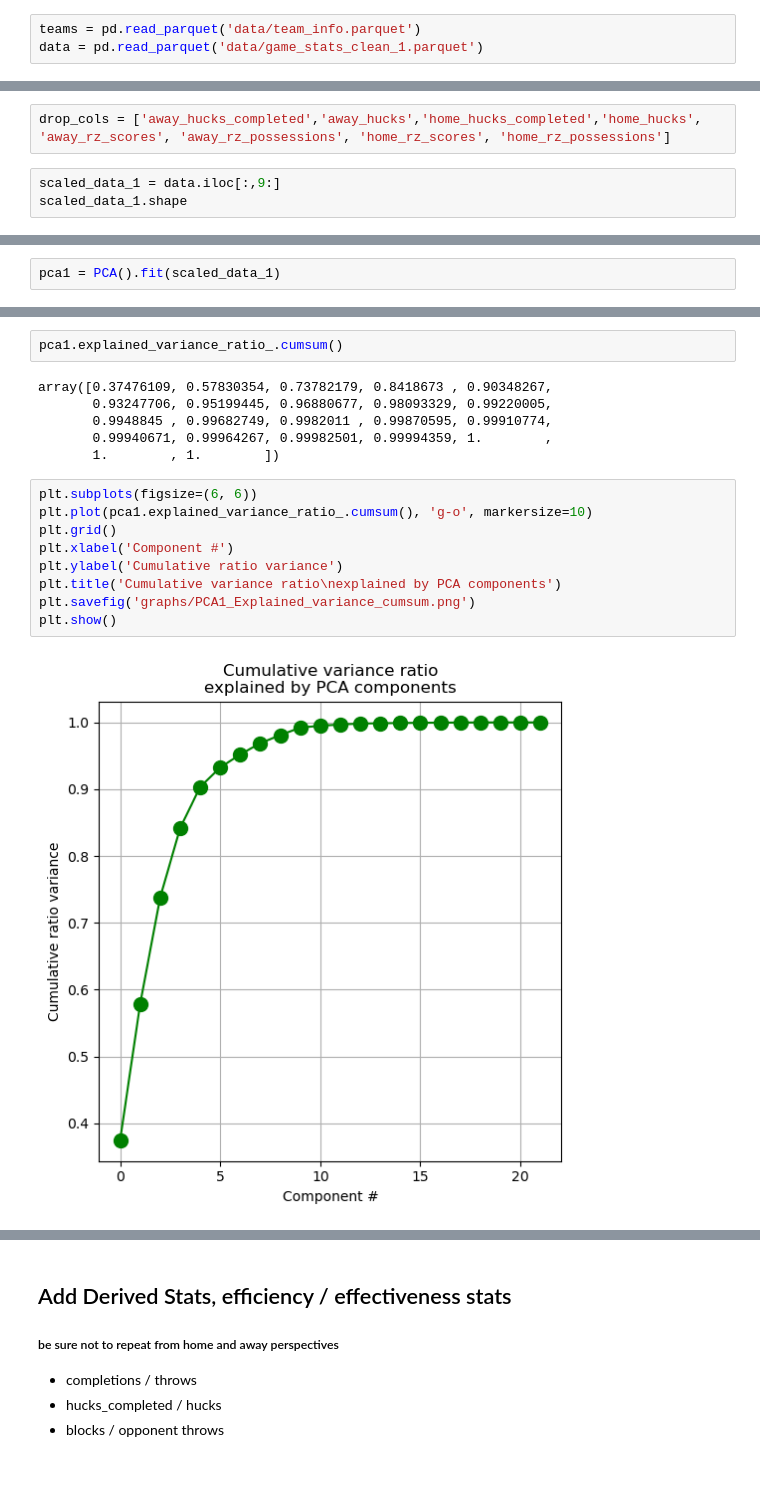
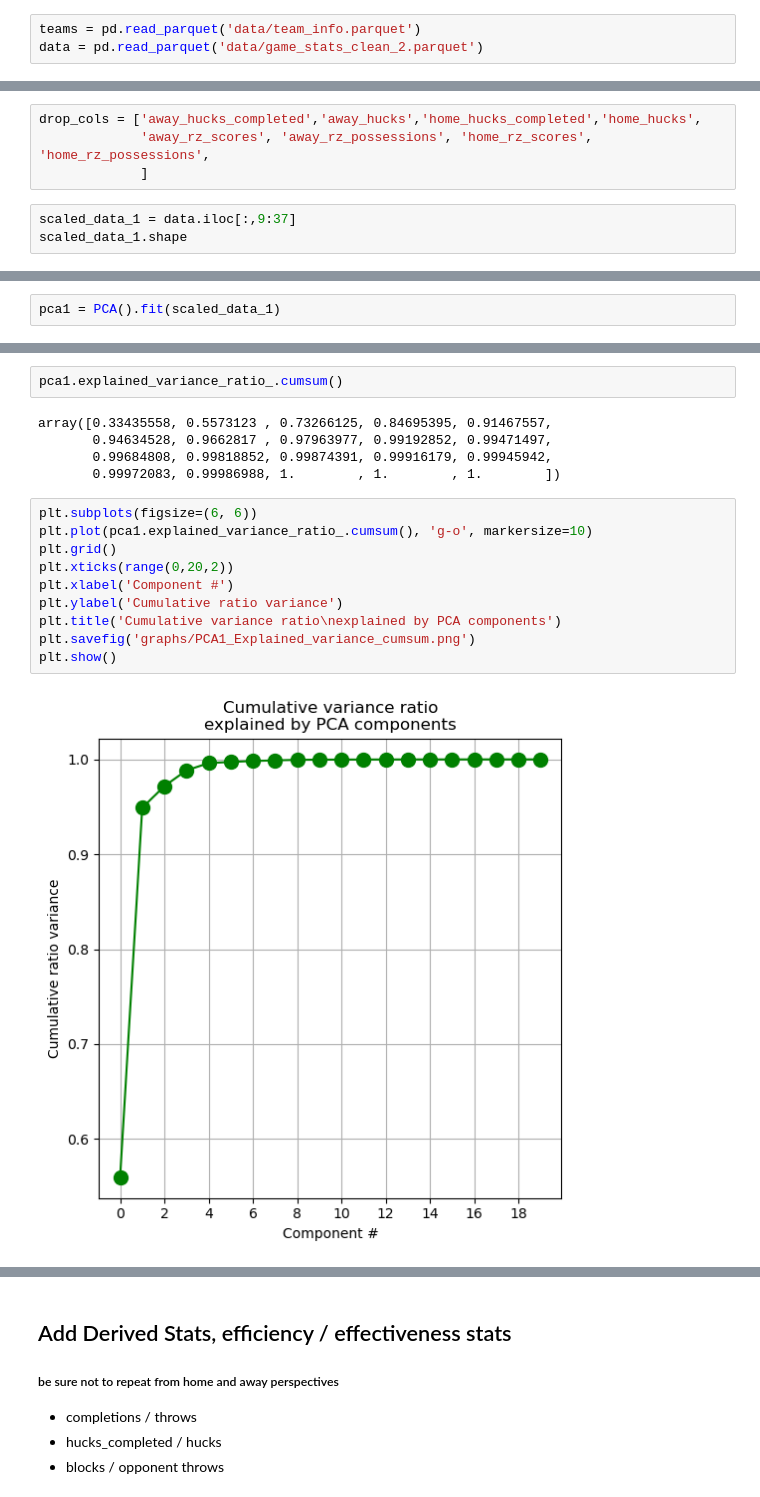
Before and after one commit to NBPub/Springboard, a Jupyter notebook: Capstone Two/Prospective Notebooks/AUDL/EDA_2.ipynb, the cells around one changed output, grey strips where cells are left out. Saved outputs shown, nothing was run; the diff lists cells and outputs as text; blank space fills up the shorter version.

```diff
--- a/Capstone Two/Prospective Notebooks/AUDL/EDA_2.ipynb
+++ b/Capstone Two/Prospective Notebooks/AUDL/EDA_2.ipynb
@@ -14,6 +11,6 @@ WindowsPath('C:/Users/Nish/Classes/AUDL')
 # %%
 teams = pd.read_parquet('data/team_info.parquet')
-data = pd.read_parquet('data/game_stats_clean_1.parquet')
+data = pd.read_parquet('data/game_stats_clean_2.parquet')
 # %% [markdown]
 ### Stats Info, [link](https://theaudl.com/stats/glossary)
 # %% [markdown]
@@ -315,6 +324,8 @@ from sklearn.preprocessing import scale
 # %%
-drop_cols = ['away_hucks_completed','away_hucks','home_hucks_completed','home_hucks', 'away_rz_scores', 'away_rz_possessions', 'home_rz_scores', 'home_rz_possessions']
+drop_cols = ['away_hucks_completed','away_hucks','home_hucks_completed','home_hucks',
+             'away_rz_scores', 'away_rz_possessions', 'home_rz_scores', 'home_rz_possessions',
+             ]
 # %%
-scaled_data_1 = data.iloc[:,9:]
+scaled_data_1 = data.iloc[:,9:37]
 scaled_data_1.shape
 # %% [output]
@@ -376,19 +386,19 @@ array([3.74761091e-01, 2.03542448e-01, 1.59518248e-01, 1.04045512e-01,
 # %%
 pca1.explained_variance_ratio_.cumsum()
 # %% [output]
-array([0.37476109, 0.57830354, 0.73782179, 0.8418673 , 0.90348267,
-       0.93247706, 0.95199445, 0.96880677, 0.98093329, 0.99220005,
-       0.9948845 , 0.99682749, 0.9982011 , 0.99870595, 0.99910774,
-       0.99940671, 0.99964267, 0.99982501, 0.99994359, 1.        ,
-       1.        , 1.        ])
+array([0.33435558, 0.5573123 , 0.73266125, 0.84695395, 0.91467557,
+       0.94634528, 0.9662817 , 0.97963977, 0.99192852, 0.99471497,
+       0.99684808, 0.99818852, 0.99874391, 0.99916179, 0.99945942,
+       0.99972083, 0.99986988, 1.        , 1.        , 1.        ])
 # %%
 plt.subplots(figsize=(6, 6))
 plt.plot(pca1.explained_variance_ratio_.cumsum(), 'g-o', markersize=10)
 plt.grid()
+plt.xticks(range(0,20,2))
 plt.xlabel('Component #')
 plt.ylabel('Cumulative ratio variance')
 plt.title('Cumulative variance ratio\nexplained by PCA components')
 plt.savefig('graphs/PCA1_Explained_variance_cumsum.png')
 plt.show()
 # %% [output]
-[figure, old version]
+[figure, new version]
```
Also changed, not shown: parts of 66 cells of this notebook, 5 other files.
